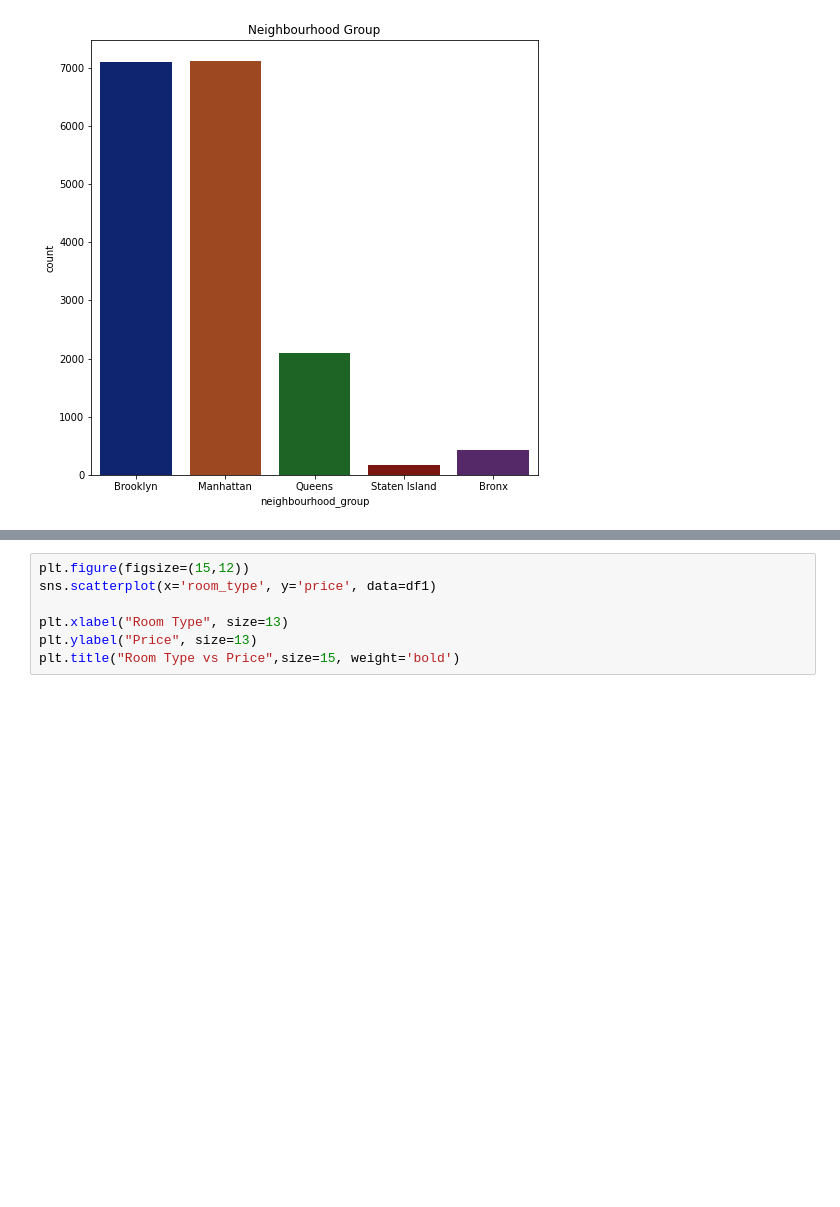
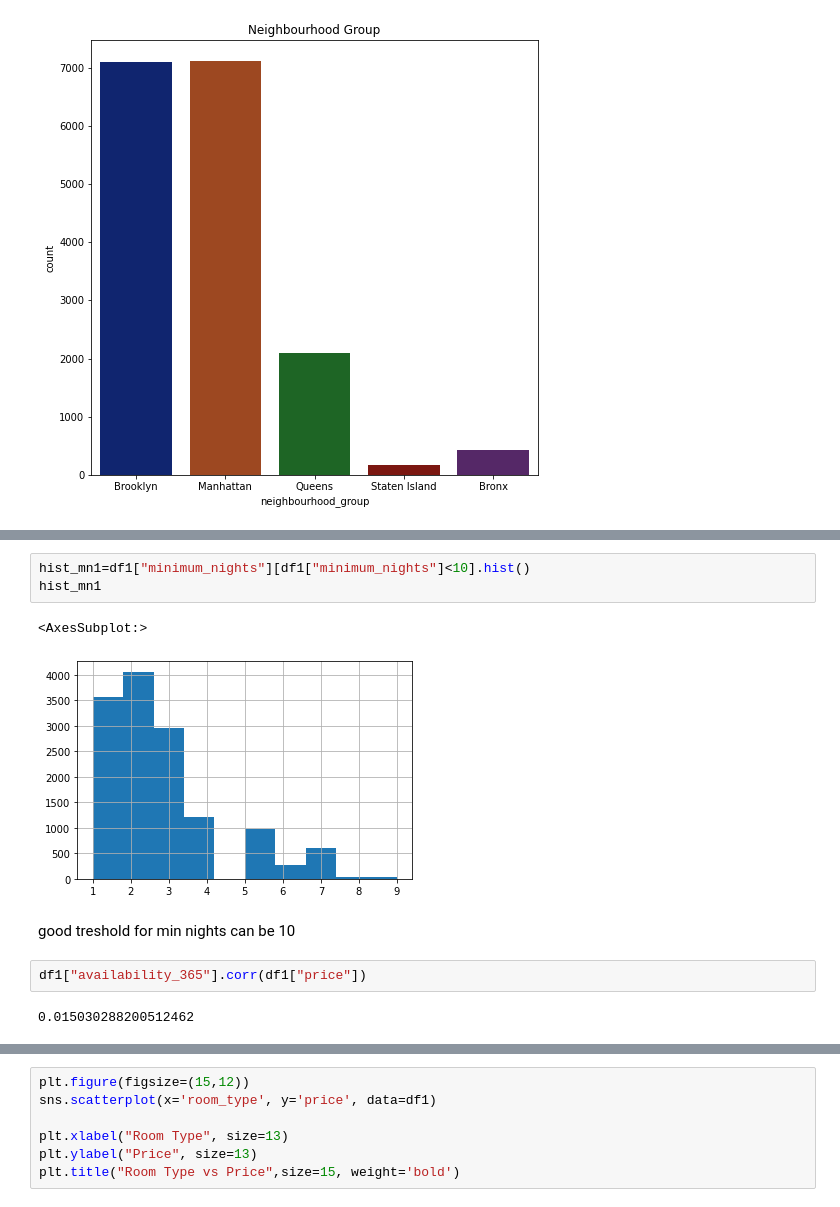
Before and after one commit to eshan-srivastava/dac-airbnb-project, a Jupyter notebook: notebooks/Data Cleaning.ipynb, the cells around one changed output, grey strips where cells are left out. Drawn from its saved outputs; the diff is of its cells as text; blank space fills up the shorter version.

```diff
--- a/notebooks/Data Cleaning.ipynb
+++ b/notebooks/Data Cleaning.ipynb
@@ -263,0 +299,12 @@ Text(0.5, 1.0, 'Neighbourhood Group')
+# %%
+hist_mn1=df1["minimum_nights"][df1["minimum_nights"]<10].hist()
+hist_mn1
+# %% [output]
+<AxesSubplot:>
+[figure, added]
+# %% [markdown]
+good treshold for min nights can be 10
+# %%
+df1["availability_365"].corr(df1["price"])
+# %% [output]
+0.015030288200512462
```
Also changed, not shown: parts of 17 cells of this notebook, 6 other files.
